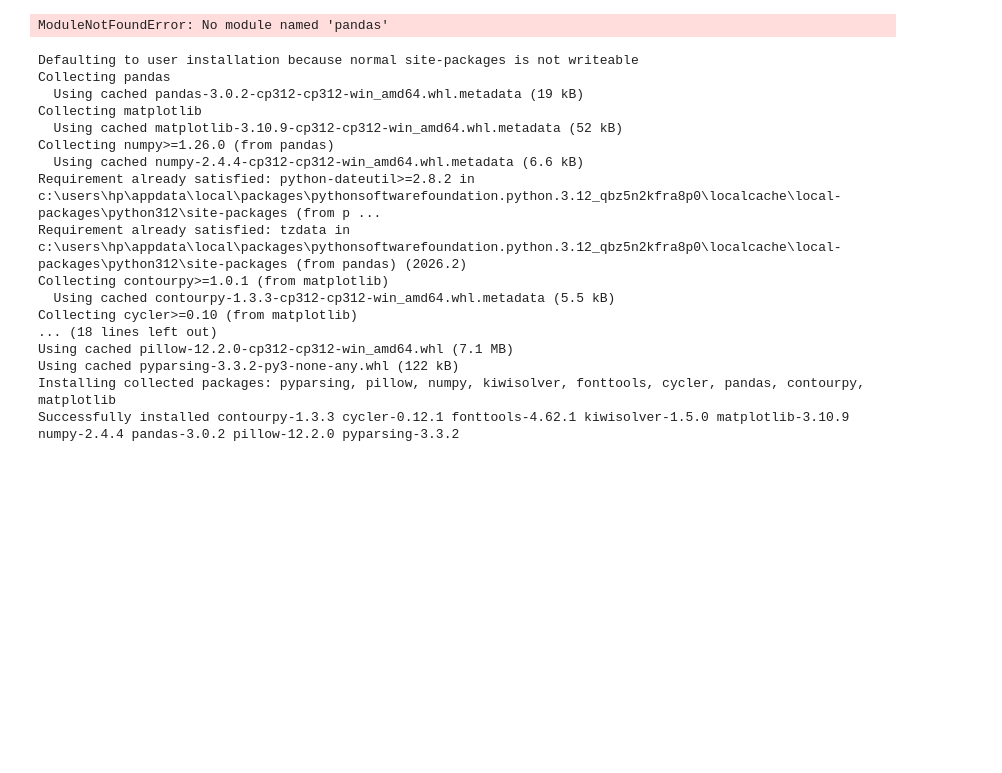
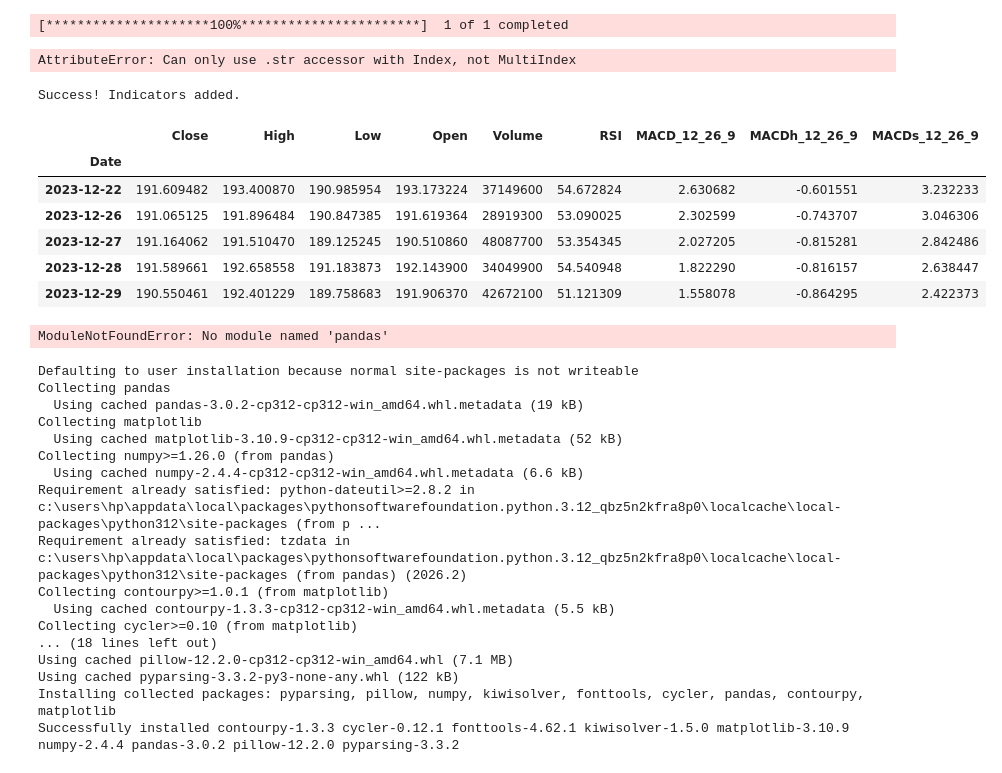
Before and after one commit to rahelchali/news-sentiment-analysis, a Jupyter notebook: notebooks/02_technical_indicators.ipynb, the cells around one changed output. Cells and saved outputs as stored; diff of their text form; code cells hidden in the pictures; blank space fills up the shorter version.

```diff
--- a/notebooks/02_technical_indicators.ipynb
+++ b/notebooks/02_technical_indicators.ipynb
@@ -1,3 +1,52 @@
+# %%
+import pandas as pd
+import yfinance as yf
+
+# Re-download the data so the computer knows what 'df' is
+ticker = 'AAPL'
+df = yf.download(ticker, start='2020-01-01', end='2024-01-01')
+# %% [output]
+[*********************100%***********************]  1 of 1 completed
+# %%
+import pandas_ta as ta
+
+# 1. Calculate RSI (Relative Strength Index)
+df['RSI'] = ta.rsi(df['Close'], length=14)
+
+# 2. Calculate MACD (Moving Average Convergence Divergence)
+# This uses the professional pandas_ta library as requested by the tutors
+df.ta.macd(append=True)
+
+# 3. View the final table with the new columns
+print("Professional indicators added successfully!")
+df.tail()
+# %% [output]
+AttributeError: Can only use .str accessor with Index, not MultiIndex
+# %%
+import pandas_ta as ta
+
+# 1. Clean the column names (removes extra levels from yfinance)
+df.columns = [col[0] if isinstance(col, tuple) else col for col in df.columns]
+
+# 2. Professional RSI
+df['RSI'] = ta.rsi(df['Close'], length=14)
+
+# 3. Professional MACD
+# This will now work correctly because the columns are "flat"
+df.ta.macd(append=True)
+
+# 4. View results
+print("Success! Indicators added.")
+df.tail()
+# %% [output]
+Success! Indicators added.
+|  | Close | High | Low | Open | Volume | RSI | MACD_12_26_9 | MACDh_12_26_9 | MACDs_12_26_9 |
+| Date |  |  |  |  |  |  |  |  |  |
+| 2023-12-22 | 191.609482 | 193.400870 | 190.985954 | 193.173224 | 37149600 | 54.672824 | 2.630682 | -0.601551 | 3.232233 |
+| 2023-12-26 | 191.065125 | 191.896484 | 190.847385 | 191.619364 | 28919300 | 53.090025 | 2.302599 | -0.743707 | 3.046306 |
+| 2023-12-27 | 191.164062 | 191.510470 | 189.125245 | 190.510860 | 48087700 | 53.354345 | 2.027205 | -0.815281 | 2.842486 |
+| 2023-12-28 | 191.589661 | 192.658558 | 191.183873 | 192.143900 | 34049900 | 54.540948 | 1.822290 | -0.816157 | 2.638447 |
+| 2023-12-29 | 190.550461 | 192.401229 | 189.758683 | 191.906370 | 42672100 | 51.121309 | 1.558078 | -0.864295 | 2.422373 |
 # %%
 import pandas as pd
 import matplotlib.pyplot as plt
```
Also changed, not shown: parts of 1 cell of this notebook, 2 other files.
